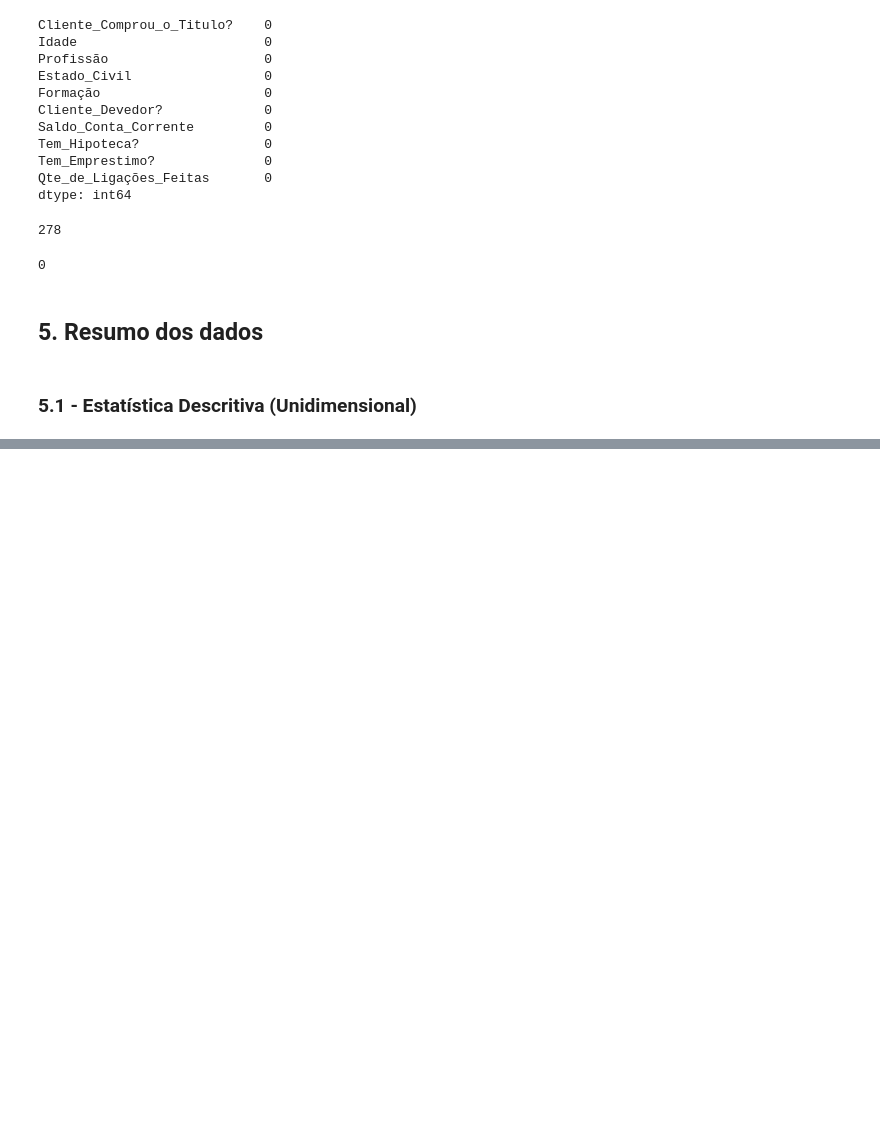
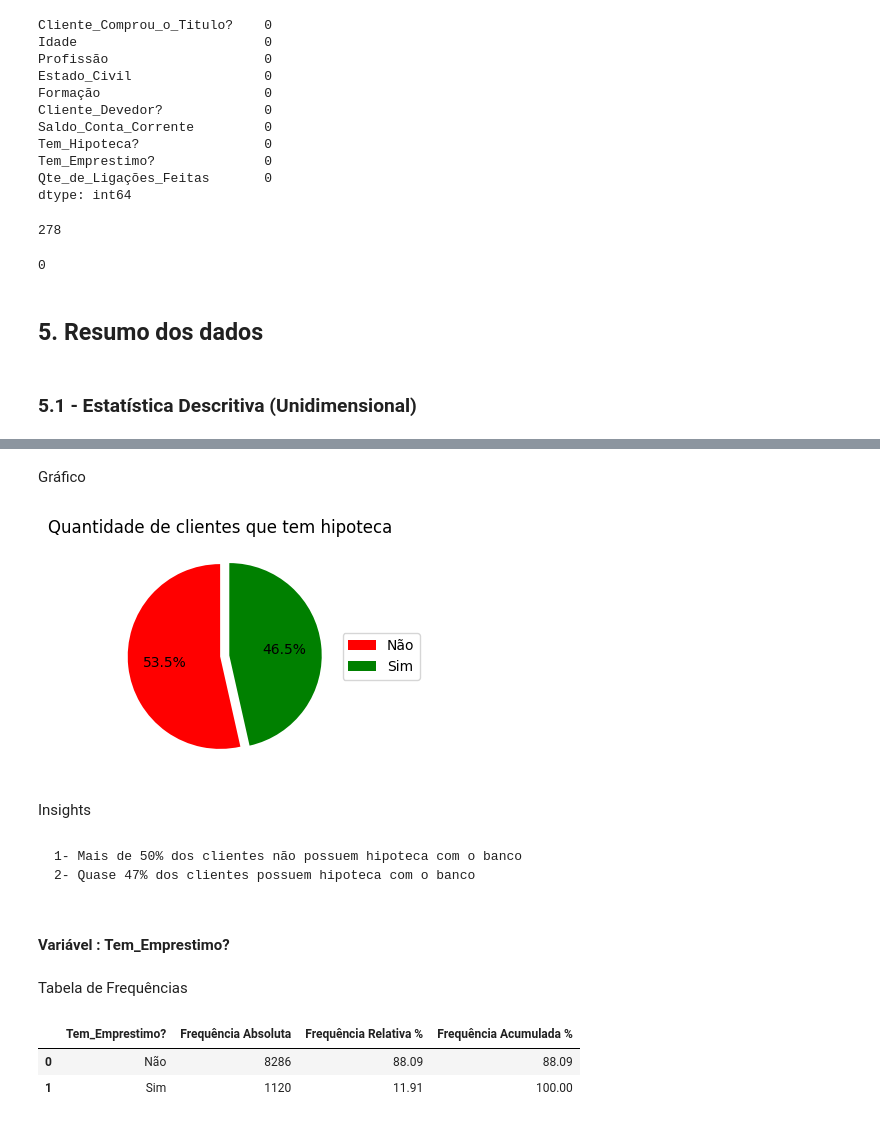
Before and after one commit to ricardo-paganini/Analytics-MarketingBanco, a Jupyter notebook: Analytics-MarketingBanco.ipynb, the cells around one changed output, grey strips where cells are left out. Cells and saved outputs as stored; diff of their text form; code cells hidden in the pictures; blank space fills up the shorter version.

```diff
--- a/Analytics-MarketingBanco.ipynb
+++ b/Analytics-MarketingBanco.ipynb
@@ -117,0 +187,22 @@ df_raw.duplicated().sum()
+# %% [markdown]
+Gráfico
+# %%
+h.pie_plot(data,'Tem_Hipoteca?','Quantidade de clientes que tem hipoteca')
+# %% [output]
+[figure, added]
+# %% [markdown]
+Insights
+# %% [markdown]
+    1- Mais de 50% dos clientes não possuem hipoteca com o banco
+    2- Quase 47% dos clientes possuem hipoteca com o banco
+# %% [markdown]
+#### Variável : **Tem_Emprestimo?**
+# %% [markdown]
+Tabela de Frequências
+# %%
+data = h.frequencias_cat(df1,'Tem_Emprestimo?')
+display(data)
+# %% [output]
+|  | Tem_Emprestimo? | Frequência Absoluta | Frequência Relativa % | Frequência Acumulada % |
+| 0 | Não | 8286 | 88.09 | 88.09 |
+| 1 | Sim | 1120 | 11.91 | 100.00 |
```
Also changed, not shown: parts of 36 cells of this notebook, 2 other files.
